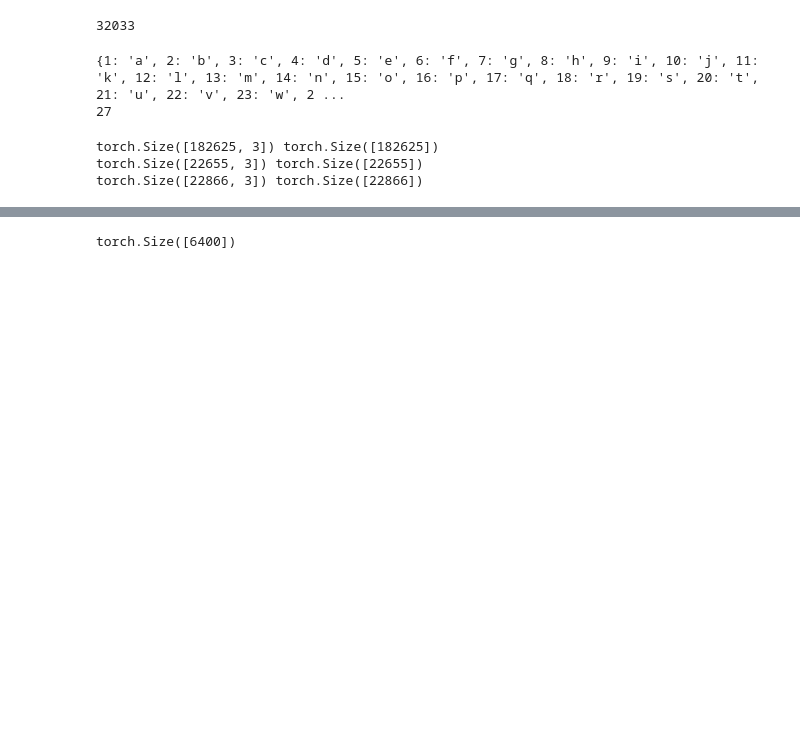
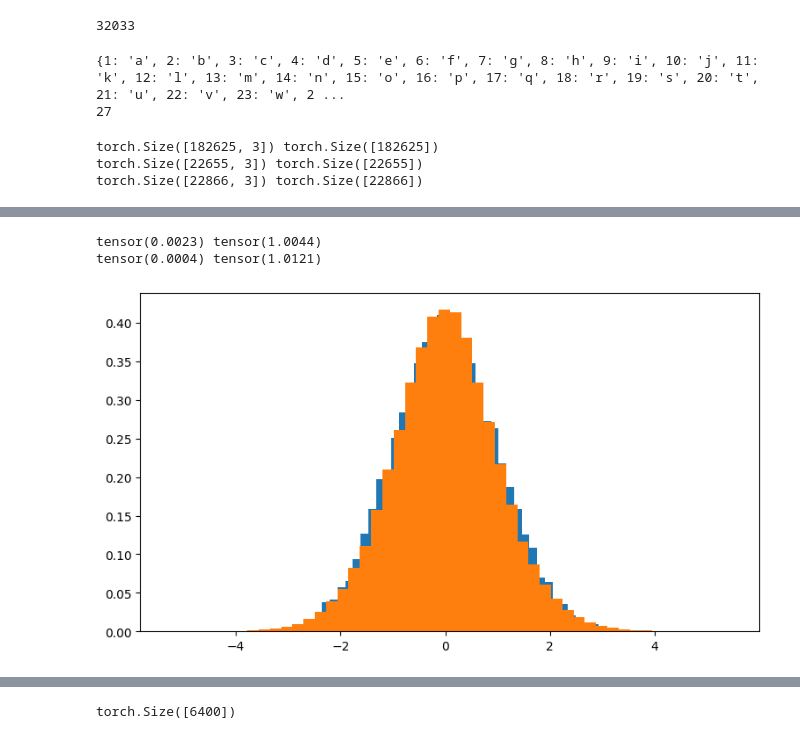
Before and after one commit to dhruvxsachdeva/karpathy-neural-networks, a Jupyter notebook: makemore_3.ipynb, the cells around one changed output, grey strips where cells are left out. Drawn from its saved outputs; the diff is of its cells as text; code cells hidden in the pictures; blank space fills up the shorter version.

```diff
--- a/makemore_3.ipynb
+++ b/makemore_3.ipynb
@@ -75,3 +83,20 @@ for p in parameters:
+# %%
+x=torch.randn(1000,10)
+w=torch.randn(10,200) /10**0.5 # preserved the std dev to 1, 10 is the input of w (fan_in)
+y = x @ w
+# this kind of initialisation is also in pytorch (kaining normal)
+print(x.mean(), x.std())
+print(y.mean(), y.std())
+plt.figure(figsize=(20,5))
+plt.subplot(122)
+plt.hist(x.view(-1).tolist(),50,density=True);
+plt.subplot(122)
+plt.hist(y.view(-1).tolist(),50,density=True);
+# std dev y is 3 whereas of x it is 1 so we need a multiplying factor
+# %% [output]
+tensor(0.0023) tensor(1.0044)
+tensor(0.0004) tensor(1.0121)
+[figure, added]
 # %%
 max_steps=200000
 batch_size=32
```
Also changed, not shown: parts of 13 cells of this notebook.
